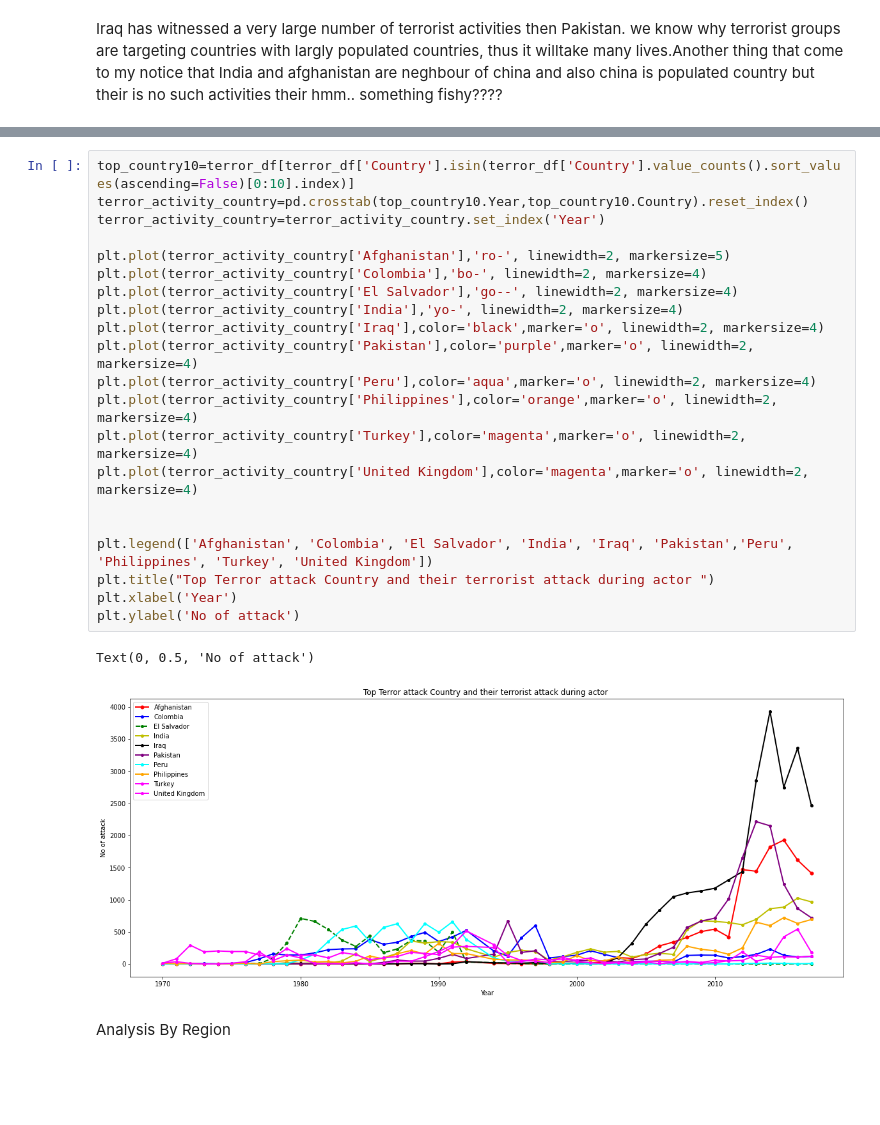
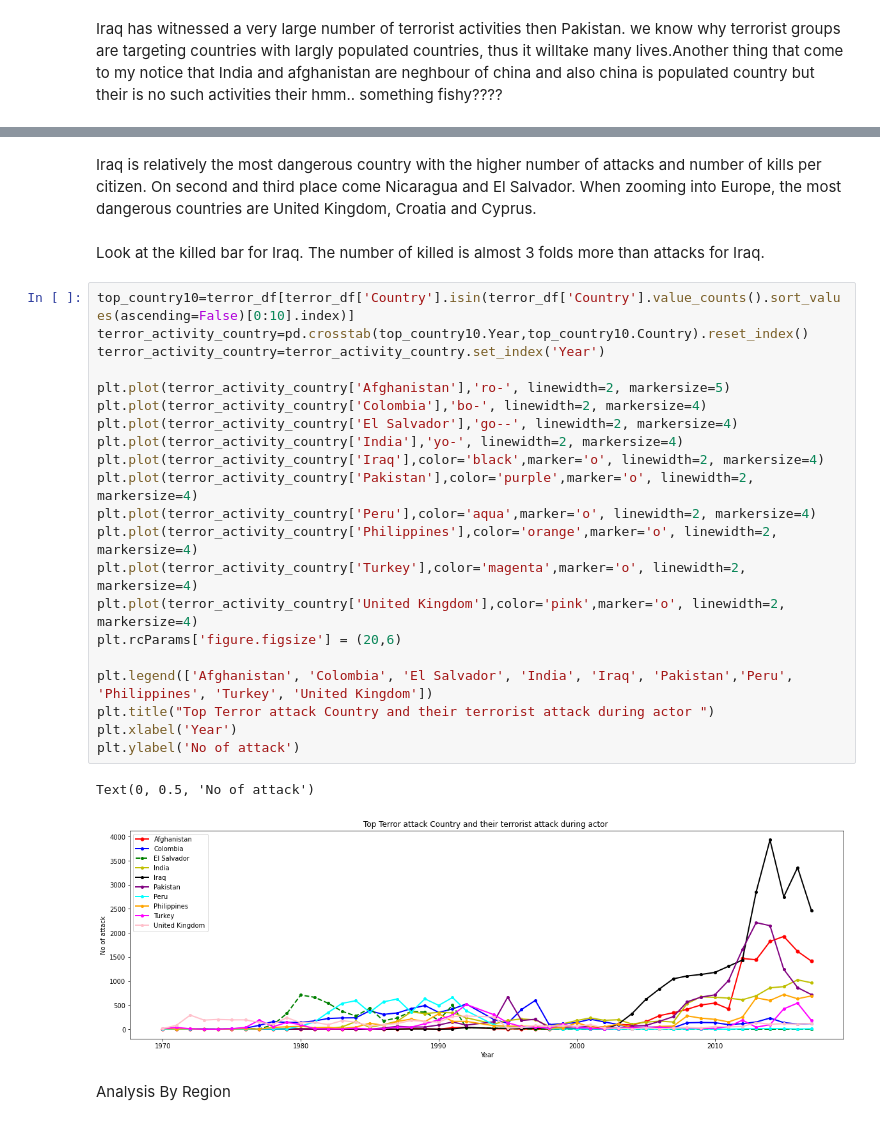
Before and after one commit to chinu1997/Team5-Capstone, a Jupyter notebook: Chinmaya_Devprasad_Team_5_Capstone_Project1.ipynb, the cells around one changed output, grey strips where cells are left out. Drawn from its saved outputs; the diff is of its cells as text; blank space fills up the shorter version.

```diff
--- a/Chinmaya_Devprasad_Team_5_Capstone_Project1.ipynb
+++ b/Chinmaya_Devprasad_Team_5_Capstone_Project1.ipynb
@@ -243,27 +252,32 @@ Iraq has witnessed a very large number of terrorist activities then Pakistan. we
+# %% [markdown]
+Iraq is relatively the most dangerous country with the higher number of attacks and number of kills per citizen. On second and third place come Nicaragua and El Salvador.
+When zooming into Europe, the most dangerous countries are United Kingdom, Croatia and Cyprus.
+# %% [markdown]
+ Look at the killed bar for Iraq. The number of killed is almost 3 folds more than attacks for Iraq.
 # %%
 top_country10=terror_df[terror_df['Country'].isin(terror_df['Country'].value_counts().sort_values(ascending=False)[0:10].index)]
 terror_activity_country=pd.crosstab(top_country10.Year,top_country10.Country).reset_index()
 terror_activity_country=terror_activity_country.set_index('Year')
 
 plt.plot(terror_activity_country['Afghanistan'],'ro-', linewidth=2, markersize=5)
 plt.plot(terror_activity_country['Colombia'],'bo-', linewidth=2, markersize=4)
 plt.plot(terror_activity_country['El Salvador'],'go--', linewidth=2, markersize=4)
 plt.plot(terror_activity_country['India'],'yo-', linewidth=2, markersize=4)
 plt.plot(terror_activity_country['Iraq'],color='black',marker='o', linewidth=2, markersize=4)
 plt.plot(terror_activity_country['Pakistan'],color='purple',marker='o', linewidth=2, markersize=4)
 plt.plot(terror_activity_country['Peru'],color='aqua',marker='o', linewidth=2, markersize=4)
 plt.plot(terror_activity_country['Philippines'],color='orange',marker='o', linewidth=2, markersize=4)
 plt.plot(terror_activity_country['Turkey'],color='magenta',marker='o', linewidth=2, markersize=4)
-plt.plot(terror_activity_country['United Kingdom'],color='magenta',marker='o', linewidth=2, markersize=4)
-
+plt.plot(terror_activity_country['United Kingdom'],color='pink',marker='o', linewidth=2, markersize=4)
+plt.rcParams['figure.figsize'] = (20,6)
 
 plt.legend(['Afghanistan', 'Colombia', 'El Salvador', 'India', 'Iraq', 'Pakistan','Peru', 'Philippines', 'Turkey', 'United Kingdom'])
 plt.title("Top Terror attack Country and their terrorist attack during actor ")
 plt.xlabel('Year')
 plt.ylabel('No of attack')
 # %% [output]
 Text(0, 0.5, 'No of attack')
-[figure, old version]
+[figure, new version]
 # %% [markdown]
 Analysis By Region
 # %%
```
Also changed, not shown: parts of 32 cells of this notebook.
